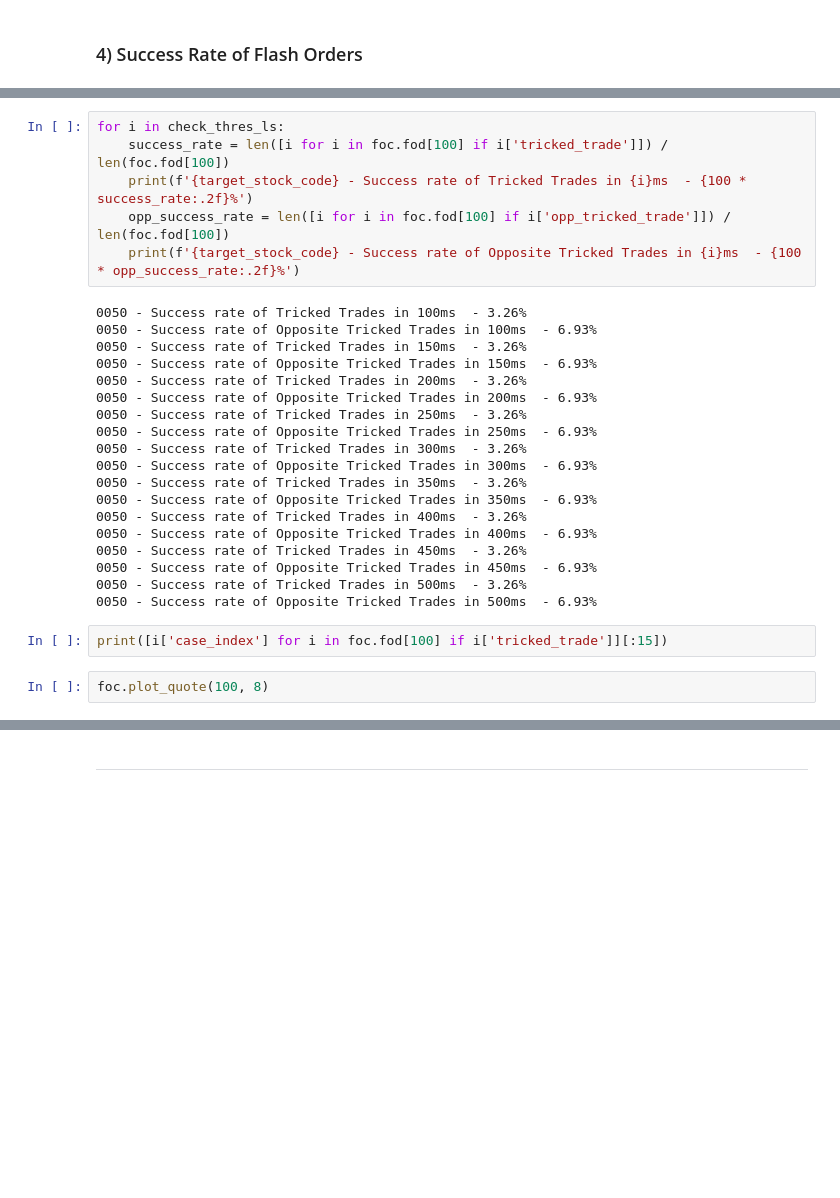
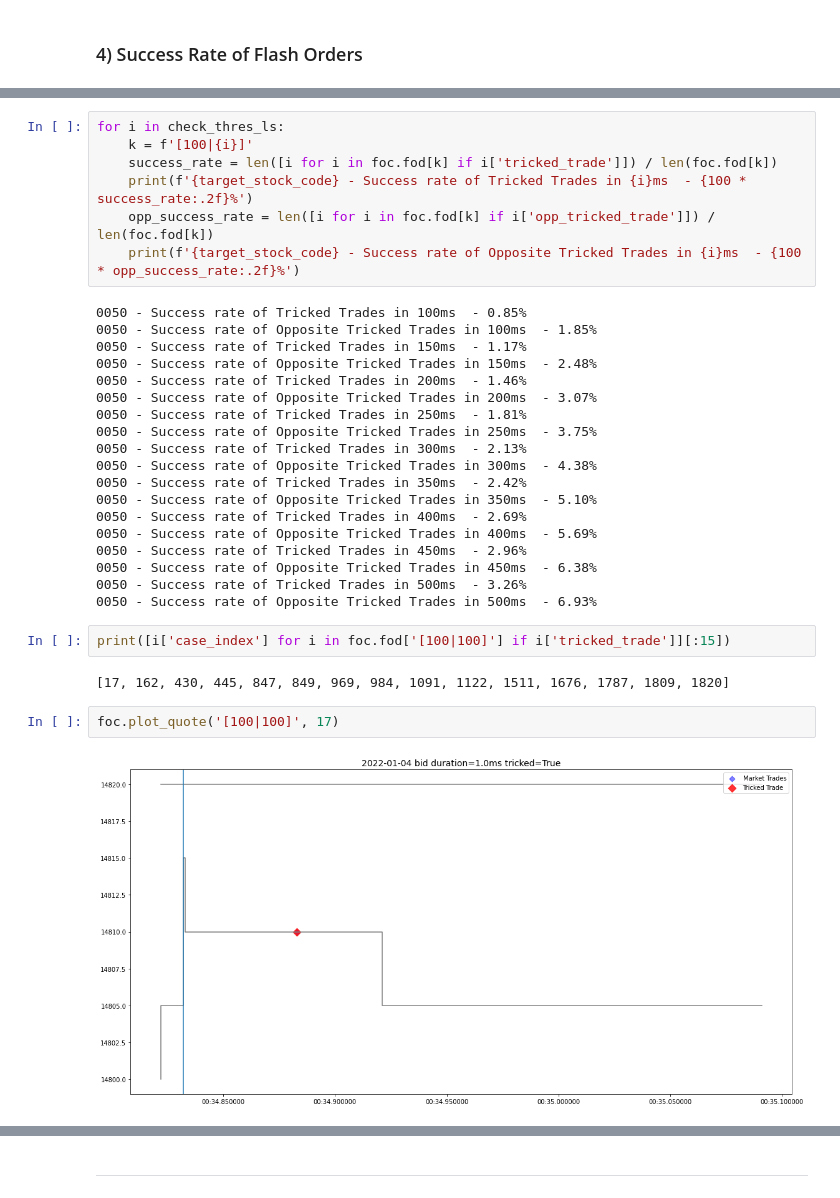
Before and after one commit to anthonywah/mafs6100-order-placement-strategy, a Jupyter notebook: stage-5.ipynb, the cells around one changed output, grey strips where cells are left out. Saved outputs shown, nothing was run; the diff lists cells and outputs as text; blank space fills up the shorter version.

Commit message:
Update plots

```diff
--- a/stage-5.ipynb
+++ b/stage-5.ipynb
@@ -83,30 +85,35 @@ for i in check_thres_ls:
 # %%
 for i in check_thres_ls:
-    success_rate = len([i for i in foc.fod[100] if i['tricked_trade']]) / len(foc.fod[100])
+    k = f'[100|{i}]'
+    success_rate = len([i for i in foc.fod[k] if i['tricked_trade']]) / len(foc.fod[k])
     print(f'{target_stock_code} - Success rate of Tricked Trades in {i}ms  - {100 * success_rate:.2f}%')
-    opp_success_rate = len([i for i in foc.fod[100] if i['opp_tricked_trade']]) / len(foc.fod[100])
+    opp_success_rate = len([i for i in foc.fod[k] if i['opp_tricked_trade']]) / len(foc.fod[k])
     print(f'{target_stock_code} - Success rate of Opposite Tricked Trades in {i}ms  - {100 * opp_success_rate:.2f}%')
 # %% [output]
-0050 - Success rate of Tricked Trades in 100ms  - 3.26%
-0050 - Success rate of Opposite Tricked Trades in 100ms  - 6.93%
-0050 - Success rate of Tricked Trades in 150ms  - 3.26%
-0050 - Success rate of Opposite Tricked Trades in 150ms  - 6.93%
-0050 - Success rate of Tricked Trades in 200ms  - 3.26%
-0050 - Success rate of Opposite Tricked Trades in 200ms  - 6.93%
-0050 - Success rate of Tricked Trades in 250ms  - 3.26%
-0050 - Success rate of Opposite Tricked Trades in 250ms  - 6.93%
-0050 - Success rate of Tricked Trades in 300ms  - 3.26%
-0050 - Success rate of Opposite Tricked Trades in 300ms  - 6.93%
-0050 - Success rate of Tricked Trades in 350ms  - 3.26%
-0050 - Success rate of Opposite Tricked Trades in 350ms  - 6.93%
-0050 - Success rate of Tricked Trades in 400ms  - 3.26%
-0050 - Success rate of Opposite Tricked Trades in 400ms  - 6.93%
-0050 - Success rate of Tricked Trades in 450ms  - 3.26%
-0050 - Success rate of Opposite Tricked Trades in 450ms  - 6.93%
+0050 - Success rate of Tricked Trades in 100ms  - 0.85%
+0050 - Success rate of Opposite Tricked Trades in 100ms  - 1.85%
+0050 - Success rate of Tricked Trades in 150ms  - 1.17%
+0050 - Success rate of Opposite Tricked Trades in 150ms  - 2.48%
+0050 - Success rate of Tricked Trades in 200ms  - 1.46%
+0050 - Success rate of Opposite Tricked Trades in 200ms  - 3.07%
+0050 - Success rate of Tricked Trades in 250ms  - 1.81%
+0050 - Success rate of Opposite Tricked Trades in 250ms  - 3.75%
+0050 - Success rate of Tricked Trades in 300ms  - 2.13%
+0050 - Success rate of Opposite Tricked Trades in 300ms  - 4.38%
+0050 - Success rate of Tricked Trades in 350ms  - 2.42%
+0050 - Success rate of Opposite Tricked Trades in 350ms  - 5.10%
+0050 - Success rate of Tricked Trades in 400ms  - 2.69%
+0050 - Success rate of Opposite Tricked Trades in 400ms  - 5.69%
+0050 - Success rate of Tricked Trades in 450ms  - 2.96%
+0050 - Success rate of Opposite Tricked Trades in 450ms  - 6.38%
 0050 - Success rate of Tricked Trades in 500ms  - 3.26%
 0050 - Success rate of Opposite Tricked Trades in 500ms  - 6.93%
 # %%
-print([i['case_index'] for i in foc.fod[100] if i['tricked_trade']][:15])
+print([i['case_index'] for i in foc.fod['[100|100]'] if i['tricked_trade']][:15])
+# %% [output]
+[17, 162, 430, 445, 847, 849, 969, 984, 1091, 1122, 1511, 1676, 1787, 1809, 1820]
 # %%
-foc.plot_quote(100, 8)
+foc.plot_quote('[100|100]', 17)
+# %% [output]
+[figure, added]
 # %%
```
Also changed, not shown: parts of 7 cells of this notebook, 1 other file.
